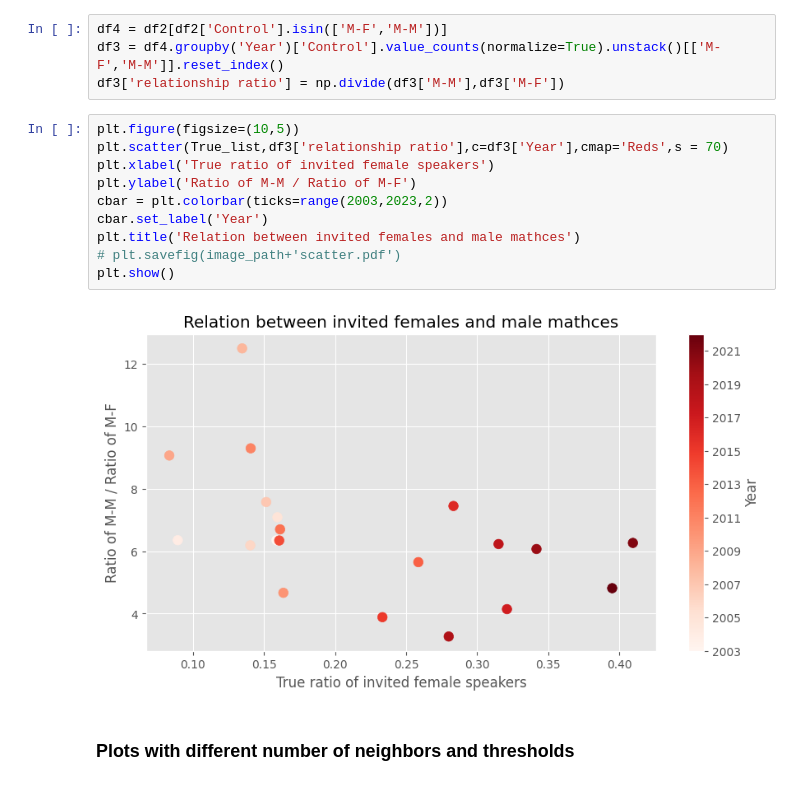
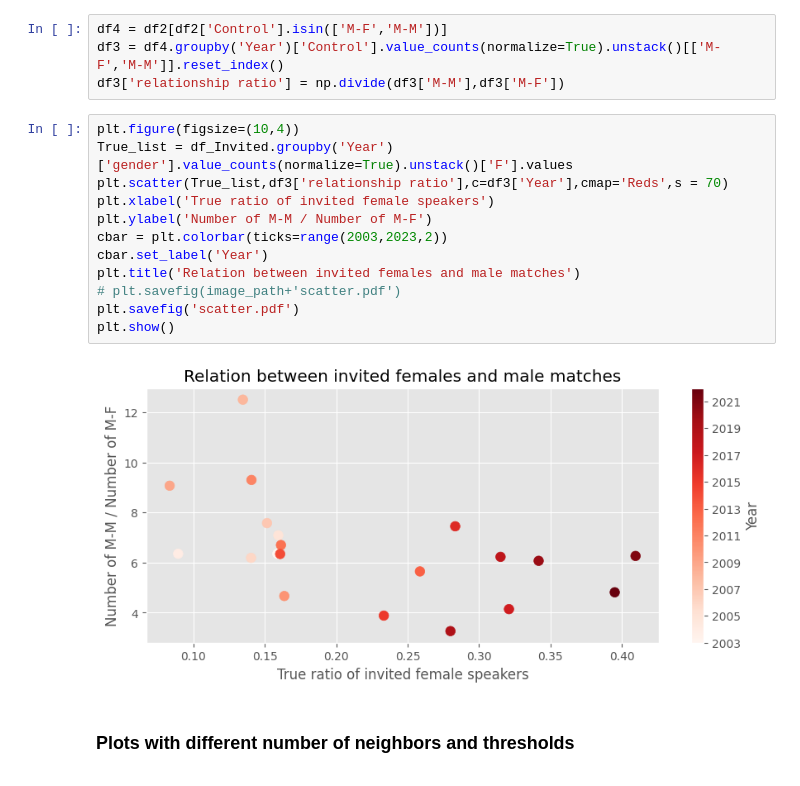
Before and after one commit to mariespedersen/Thesis_github, a Jupyter notebook: Similarity_Matching.ipynb, the cells around one changed output. Saved outputs shown, nothing was run; the diff lists cells and outputs as text.

Commit message:
updated plots

```diff
--- a/Similarity_Matching.ipynb
+++ b/Similarity_Matching.ipynb
@@ -544,17 +554,19 @@ df4 = df2[df2['Control'].isin(['M-F','M-M'])]
 df3 = df4.groupby('Year')['Control'].value_counts(normalize=True).unstack()[['M-F','M-M']].reset_index()
 df3['relationship ratio'] = np.divide(df3['M-M'],df3['M-F'])
 # %%
-plt.figure(figsize=(10,5))
+plt.figure(figsize=(10,4))
+True_list = df_Invited.groupby('Year')['gender'].value_counts(normalize=True).unstack()['F'].values
 plt.scatter(True_list,df3['relationship ratio'],c=df3['Year'],cmap='Reds',s = 70)
 plt.xlabel('True ratio of invited female speakers')
-plt.ylabel('Ratio of M-M / Ratio of M-F')
+plt.ylabel('Number of M-M / Number of M-F')
 cbar = plt.colorbar(ticks=range(2003,2023,2))
 cbar.set_label('Year')
-plt.title('Relation between invited females and male mathces')
+plt.title('Relation between invited females and male matches')
 # plt.savefig(image_path+'scatter.pdf')
+plt.savefig('scatter.pdf')
 plt.show()
 # %% [output]
-[figure, old version]
+[figure, new version]
 # %% [markdown]
 ### Plots with different number of neighbors and thresholds
 # %%
```
Also changed, not shown: parts of 11 cells of this notebook.
